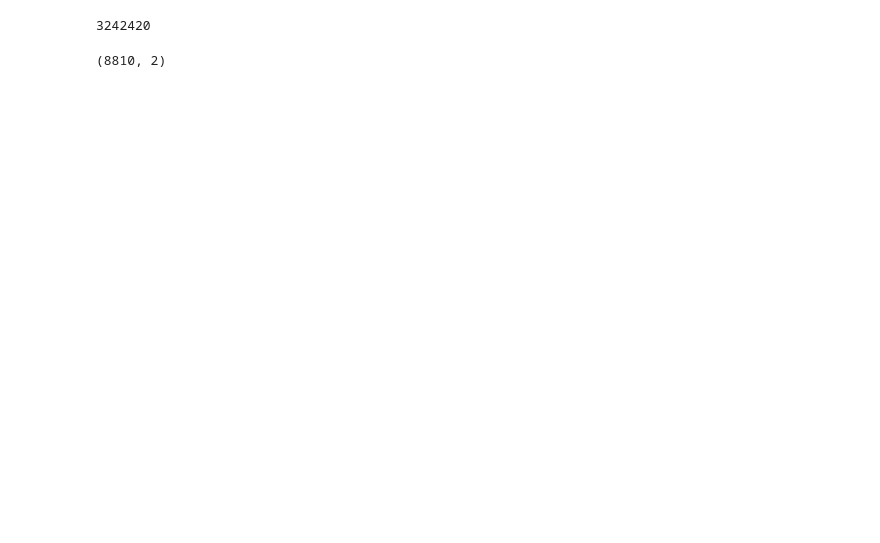
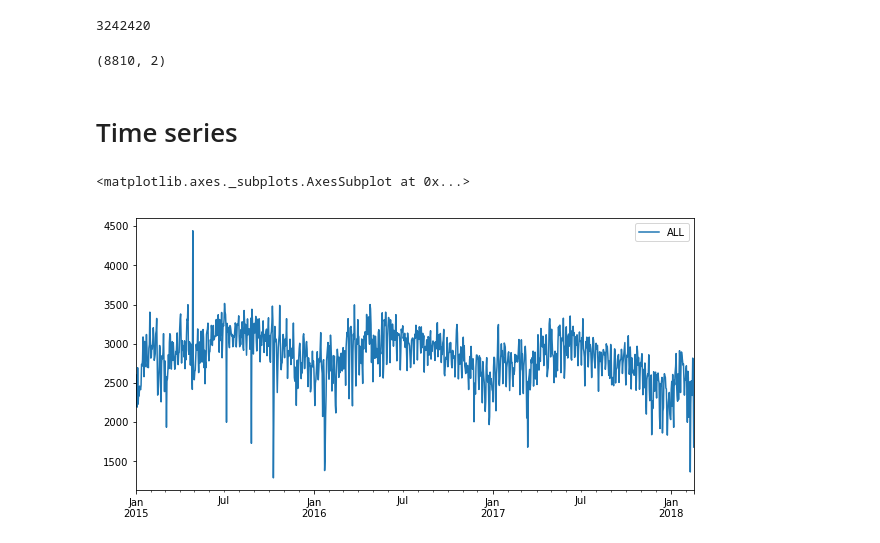
Before and after one commit to JHWu92/public-safety-baltimore, a Jupyter notebook: data/open-baltimore/UNDERSTAND - 911.ipynb, the cells around one changed output. Cells and saved outputs as stored; diff of their text form; code cells hidden in the pictures; blank space fills up the shorter version.

```diff
--- a/data/open-baltimore/UNDERSTAND - 911.ipynb
+++ b/data/open-baltimore/UNDERSTAND - 911.ipynb
@@ -34,0 +67,24 @@ description.shape
+# %% [markdown]
+# Time series
+# %%
+min_date = df911['date'].min()
+max_date = df911['date'].max()
+temporal_df = pd.DataFrame(index=pd.date_range(min_date, max_date))
+date_col = 'date'
+# %%
+temporal_df = temporal_df.join(df911.groupby(date_col).agg({date_col: 'count'}).rename(columns={date_col: 'ALL'}))
+# %%
+col = 'priority'
+for t in priority_types:
+    temporal_df = temporal_df.join(
+        df911[df911[col]==t].groupby(date_col).agg({date_col: 'count'}).rename(columns={date_col:col+'-'+t}))
+# %%
+col = 'description'
+for t in description_types:
+    temporal_df = temporal_df.join(
+        df911[df911[col]==t].groupby(date_col).agg({date_col: 'count'}).rename(columns={date_col:col+'-'+t}))
+# %%
+temporal_df[['ALL']].plot(figsize=(10,5))
+# %% [output]
+<matplotlib.axes._subplots.AxesSubplot at 0x...>
+[figure, added]
```
Also changed, not shown: parts of 31 cells of this notebook, 8 other files.
